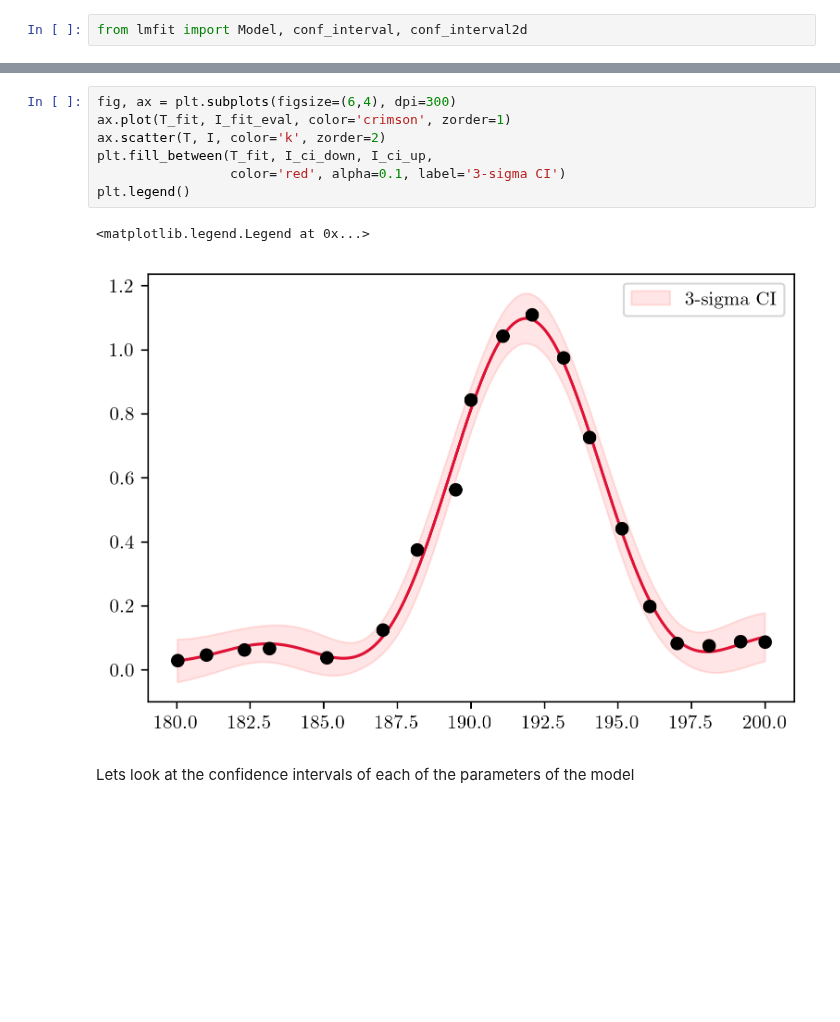
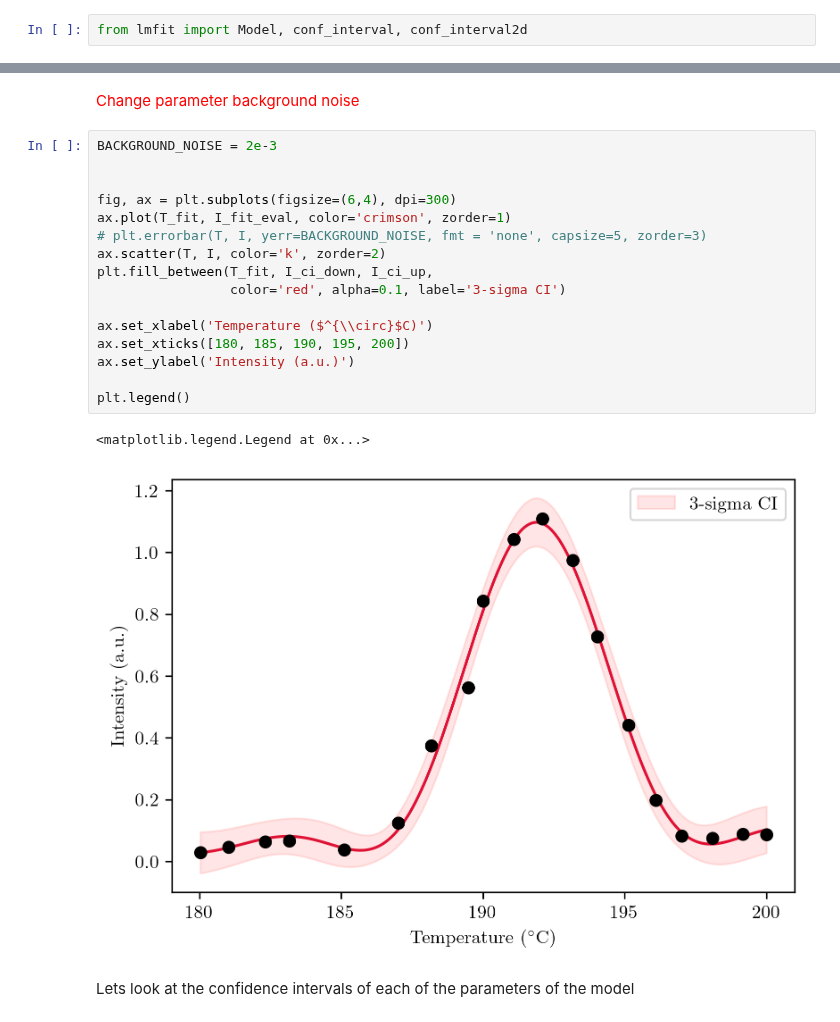
Before and after one commit to diyamagnetism/DHO900-Oscilliscope-Scripts, a Jupyter notebook: crystal-temp-analysis.ipynb, the cells around one changed output, grey strips where cells are left out. Saved outputs shown, nothing was run; the diff lists cells and outputs as text; blank space fills up the shorter version.

```diff
--- a/crystal-temp-analysis.ipynb
+++ b/crystal-temp-analysis.ipynb
@@ -108,16 +113,27 @@ I_fit_eval = np.std(I)*I_norm_fit_eval + np.min(I)
 
 I_ci_up = np.std(I)*(I_norm_fit_eval + pred_ci) + np.min(I)
 I_ci_down = np.std(I)*(I_norm_fit_eval - pred_ci) + np.min(I)
+# %% [markdown]
+<span style="color:red"> Change parameter background noise
 # %%
+BACKGROUND_NOISE = 2e-3
+
+
 fig, ax = plt.subplots(figsize=(6,4), dpi=300)
 ax.plot(T_fit, I_fit_eval, color='crimson', zorder=1)
+# plt.errorbar(T, I, yerr=BACKGROUND_NOISE, fmt = 'none', capsize=5, zorder=3)
 ax.scatter(T, I, color='k', zorder=2)
 plt.fill_between(T_fit, I_ci_down, I_ci_up,
                  color='red', alpha=0.1, label='3-sigma CI')
+
+ax.set_xlabel('Temperature ($^{\\circ}$C)')
+ax.set_xticks([180, 185, 190, 195, 200])
+ax.set_ylabel('Intensity (a.u.)')
+
 plt.legend()
 # %% [output]
 <matplotlib.legend.Legend at 0x...>
-[figure, old version]
+[figure, new version]
 # %% [markdown]
 Lets look at the confidence intervals of each of the parameters of the model
 # %%
```
Also changed, not shown: parts of 7 cells of this notebook.
